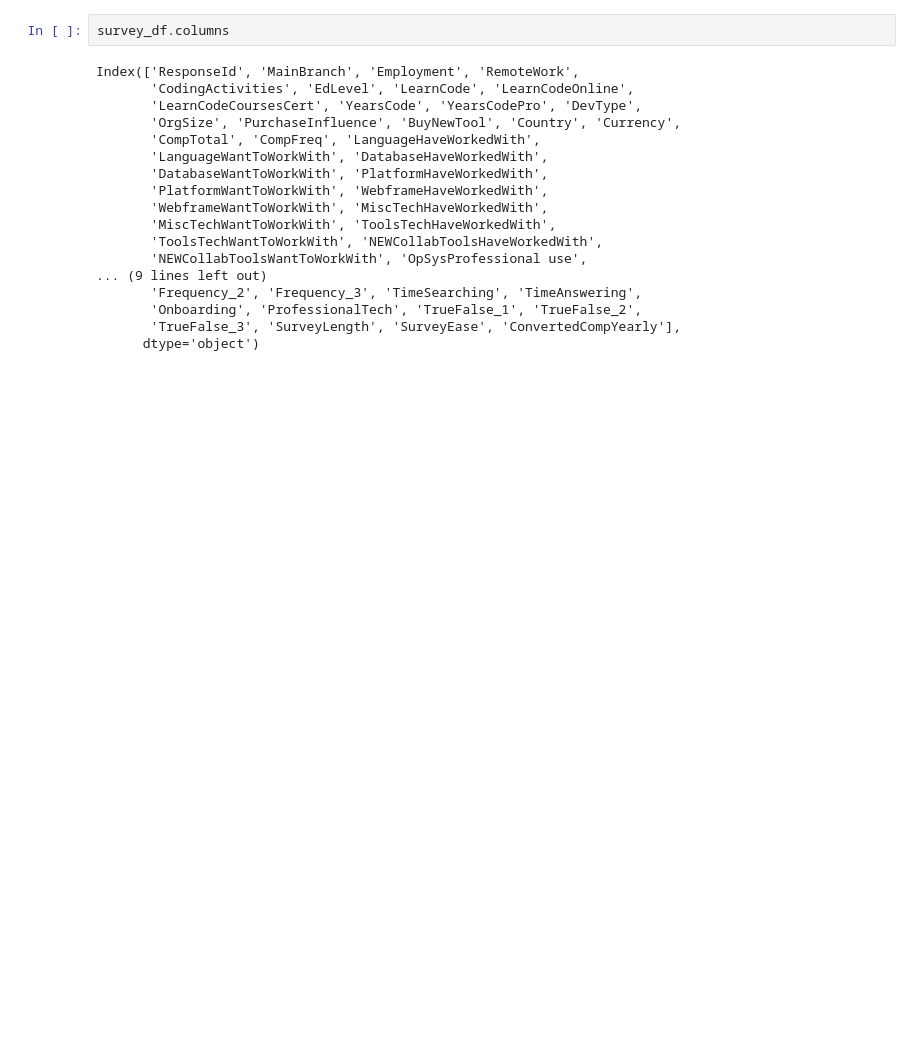
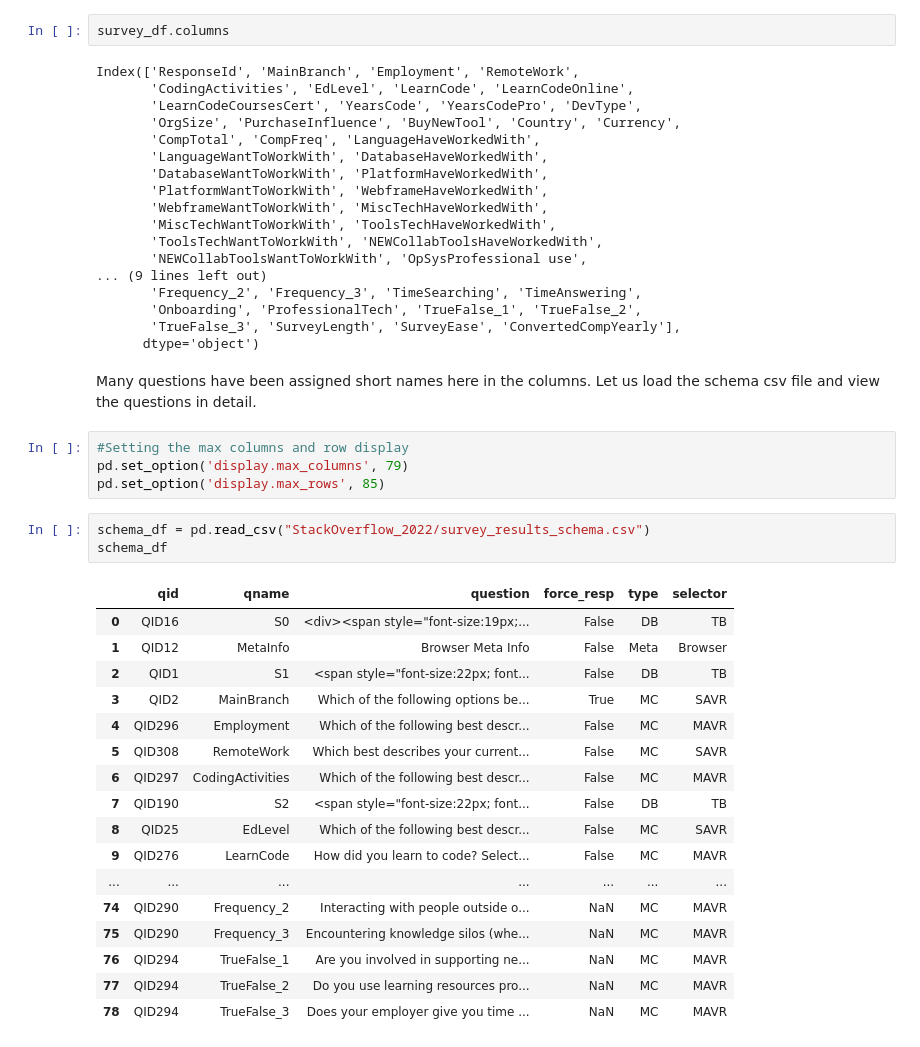
Before and after one commit to piyushrj100/Data_analysis, a Jupyter notebook: StackOverflow2022_EDA/Survey_2022.ipynb, the cells around one changed output. Saved outputs shown, nothing was run; the diff lists cells and outputs as text; blank space fills up the shorter version.

```diff
--- a/StackOverflow2022_EDA/Survey_2022.ipynb
+++ b/StackOverflow2022_EDA/Survey_2022.ipynb
@@ -61,3 +61,30 @@ Index(['ResponseId', 'MainBranch', 'Employment', 'RemoteWork',
        'Onboarding', 'ProfessionalTech', 'TrueFalse_1', 'TrueFalse_2',
        'TrueFalse_3', 'SurveyLength', 'SurveyEase', 'ConvertedCompYearly'],
       dtype='object')
+# %% [markdown]
+Many questions have been assigned short names here in the columns. Let us load the schema csv file and view the questions in detail.
+# %%
+#Setting the max columns and row display
+pd.set_option('display.max_columns', 79)
+pd.set_option('display.max_rows', 85)
+# %%
+schema_df = pd.read_csv("StackOverflow_2022/survey_results_schema.csv")
+schema_df
+# %% [output]
+|  | qid | qname | question | force_resp | type | selector |
+| 0 | QID16 | S0 | <div><span style="font-size:19px;... | False | DB | TB |
+| 1 | QID12 | MetaInfo | Browser Meta Info | False | Meta | Browser |
+| 2 | QID1 | S1 | <span style="font-size:22px; font... | False | DB | TB |
+| 3 | QID2 | MainBranch | Which of the following options be... | True | MC | SAVR |
+| 4 | QID296 | Employment | Which of the following best descr... | False | MC | MAVR |
+| 5 | QID308 | RemoteWork | Which best describes your current... | False | MC | SAVR |
+| 6 | QID297 | CodingActivities | Which of the following best descr... | False | MC | MAVR |
+| 7 | QID190 | S2 | <span style="font-size:22px; font... | False | DB | TB |
+| 8 | QID25 | EdLevel | Which of the following best descr... | False | MC | SAVR |
+| 9 | QID276 | LearnCode | How did you learn to code? Select... | False | MC | MAVR |
+| ... | ... | ... | ... | ... | ... | ... |
+| 74 | QID290 | Frequency_2 | Interacting with people outside o... | NaN | MC | MAVR |
+| 75 | QID290 | Frequency_3 | Encountering knowledge silos (whe... | NaN | MC | MAVR |
+| 76 | QID294 | TrueFalse_1 | Are you involved in supporting ne... | NaN | MC | MAVR |
+| 77 | QID294 | TrueFalse_2 | Do you use learning resources pro... | NaN | MC | MAVR |
+| 78 | QID294 | TrueFalse_3 | Does your employer give you time ... | NaN | MC | MAVR |
```
Also changed, not shown: parts of 3 cells of this notebook.
